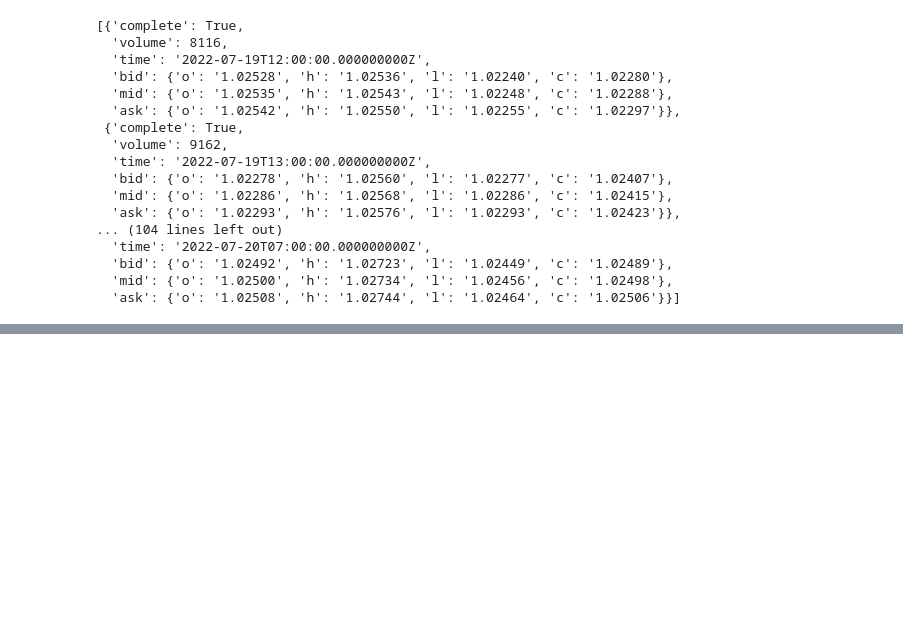
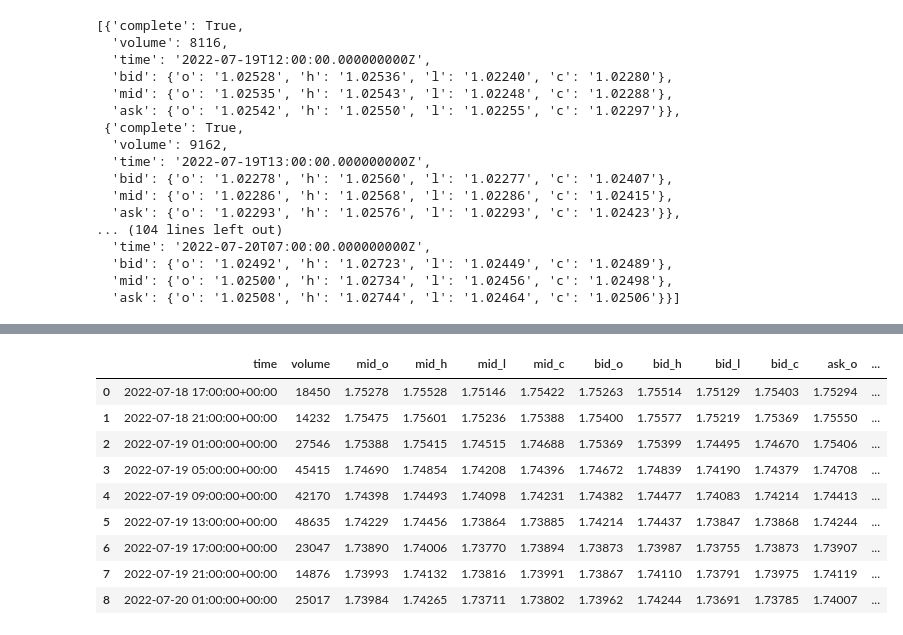
Before and after one commit to mindeleven/introduction-to-python, a Jupyter notebook: Algorythimc-Forex-Trading/01-Fetching-Data-from-Oanda-API-Endpoints.ipynb, the cells around one changed output, grey strips where cells are left out. Cells and saved outputs as stored; diff of their text form; code cells hidden in the pictures; blank space fills up the shorter version.

Commit message:
Readjusting the function and testing it again with different data parameters

```diff
--- a/Algorythimc-Forex-Trading/01-Fetching-Data-from-Oanda-API-Endpoints.ipynb
+++ b/Algorythimc-Forex-Trading/01-Fetching-Data-from-Oanda-API-Endpoints.ipynb
@@ -285,3 +289,19 @@ df
 | 16 | 2022-07-20 04:00:00+00:00 | 2135 | 1.02431 | 1.02482 | 1.02418 | 1.02438 | 1.02423 | 1.02475 | 1.02410 | 1.02430 | 1.02439 | ... |
 | 17 | 2022-07-20 05:00:00+00:00 | 3339 | 1.02437 | 1.02472 | 1.02357 | 1.02381 | 1.02429 | 1.02464 | 1.02349 | 1.02372 | 1.02445 | ... |
 | 18 | 2022-07-20 06:00:00+00:00 | 5694 | 1.02380 | 1.02509 | 1.02287 | 1.02502 | 1.02371 | 1.02501 | 1.02279 | 1.02494 | 1.02390 | ... |
+# %%
+# testing the code once again
+status, data = fetch_candles(OANDA_URL, "GBP_AUD", count=10, granularity="H4")
+candles_df = get_candles_df(data)
+candles_df
+# %% [output]
+|  | time | volume | mid_o | mid_h | mid_l | mid_c | bid_o | bid_h | bid_l | bid_c | ask_o | ... |
+| 0 | 2022-07-18 17:00:00+00:00 | 18450 | 1.75278 | 1.75528 | 1.75146 | 1.75422 | 1.75263 | 1.75514 | 1.75129 | 1.75403 | 1.75294 | ... |
+| 1 | 2022-07-18 21:00:00+00:00 | 14232 | 1.75475 | 1.75601 | 1.75236 | 1.75388 | 1.75400 | 1.75577 | 1.75219 | 1.75369 | 1.75550 | ... |
+| 2 | 2022-07-19 01:00:00+00:00 | 27546 | 1.75388 | 1.75415 | 1.74515 | 1.74688 | 1.75369 | 1.75399 | 1.74495 | 1.74670 | 1.75406 | ... |
+| 3 | 2022-07-19 05:00:00+00:00 | 45415 | 1.74690 | 1.74854 | 1.74208 | 1.74396 | 1.74672 | 1.74839 | 1.74190 | 1.74379 | 1.74708 | ... |
+| 4 | 2022-07-19 09:00:00+00:00 | 42170 | 1.74398 | 1.74493 | 1.74098 | 1.74231 | 1.74382 | 1.74477 | 1.74083 | 1.74214 | 1.74413 | ... |
+| 5 | 2022-07-19 13:00:00+00:00 | 48635 | 1.74229 | 1.74456 | 1.73864 | 1.73885 | 1.74214 | 1.74437 | 1.73847 | 1.73868 | 1.74244 | ... |
+| 6 | 2022-07-19 17:00:00+00:00 | 23047 | 1.73890 | 1.74006 | 1.73770 | 1.73894 | 1.73873 | 1.73987 | 1.73755 | 1.73873 | 1.73907 | ... |
+| 7 | 2022-07-19 21:00:00+00:00 | 14876 | 1.73993 | 1.74132 | 1.73816 | 1.73991 | 1.73867 | 1.74110 | 1.73791 | 1.73975 | 1.74119 | ... |
+| 8 | 2022-07-20 01:00:00+00:00 | 25017 | 1.73984 | 1.74265 | 1.73711 | 1.73802 | 1.73962 | 1.74244 | 1.73691 | 1.73785 | 1.74007 | ... |
```
Also changed, not shown: parts of 6 cells of this notebook.
